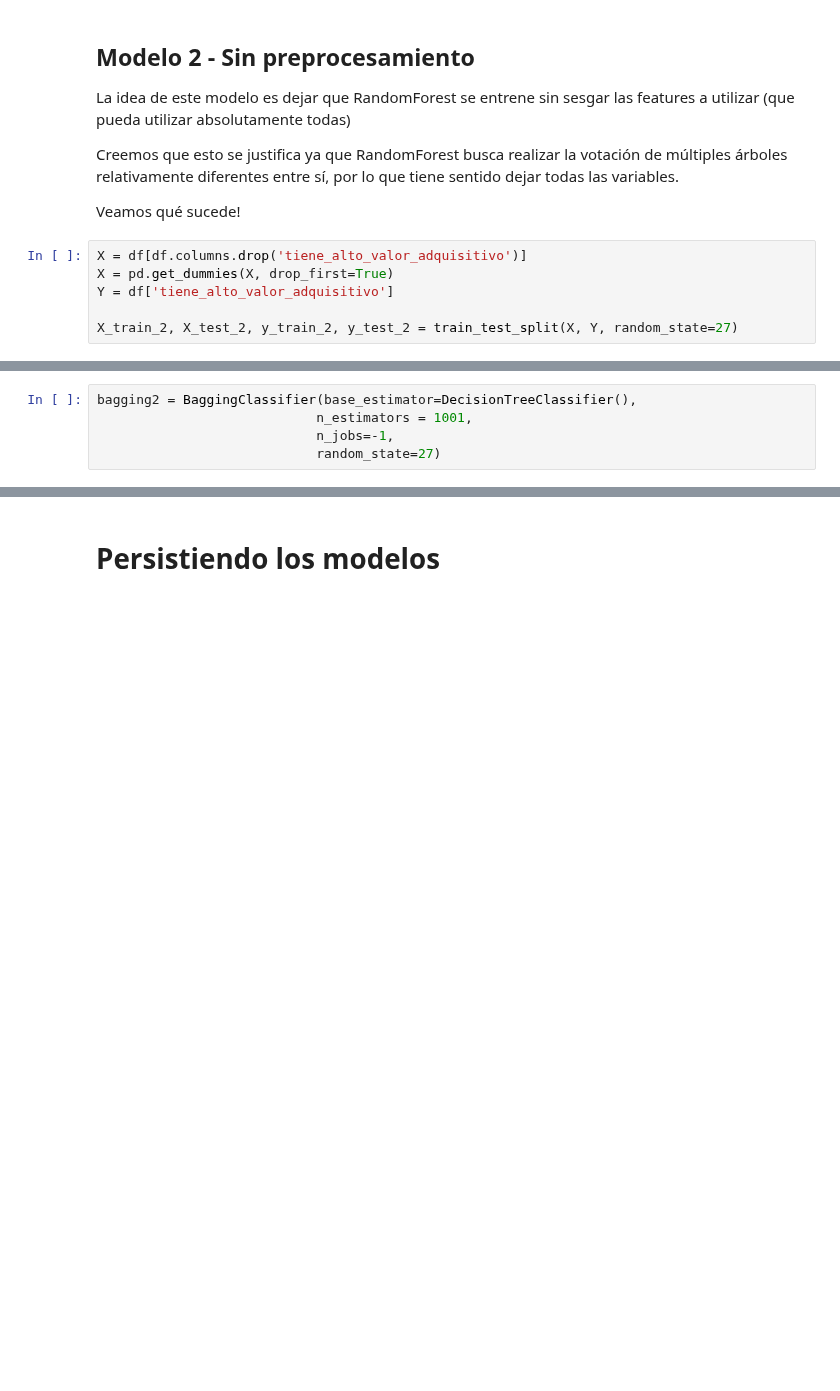
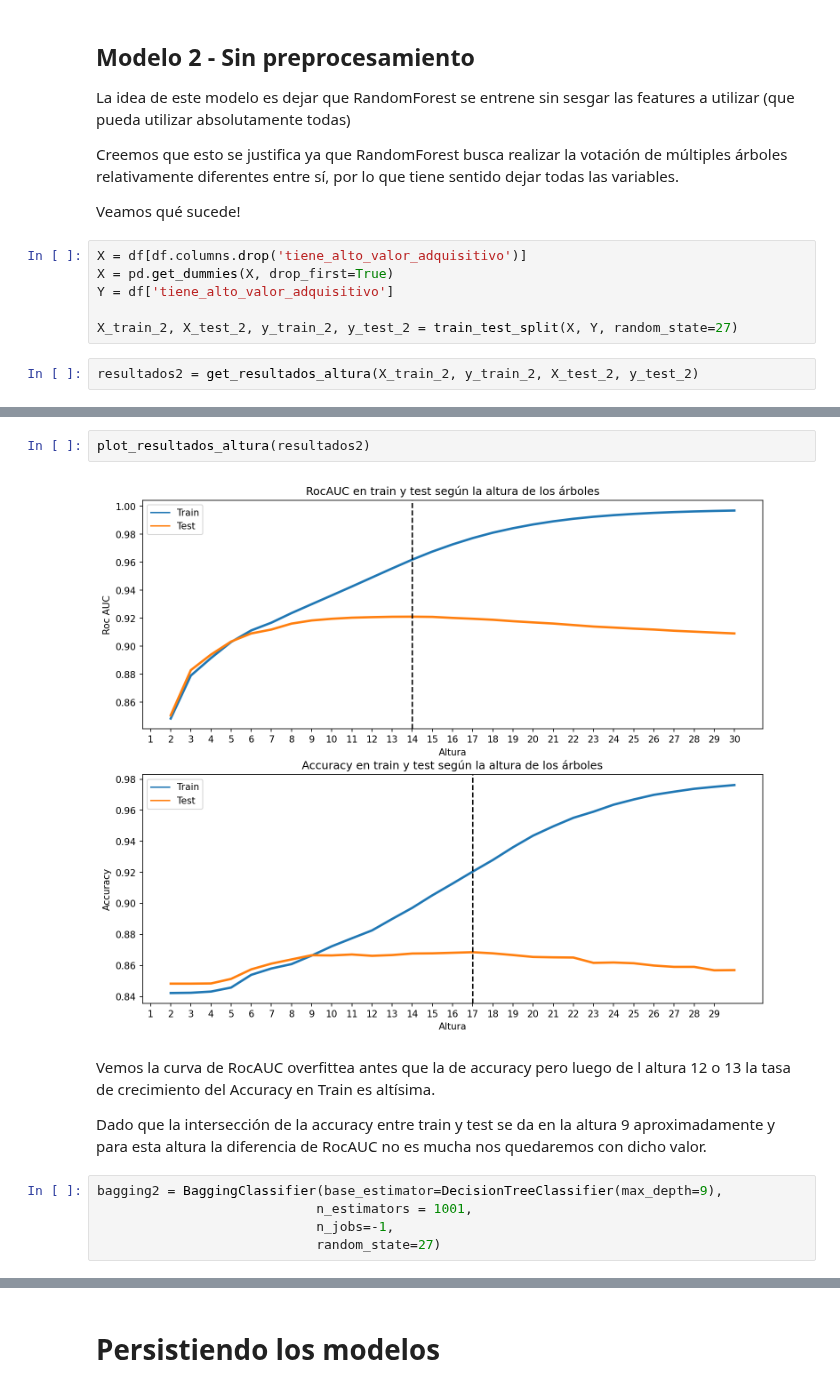
Before and after one commit to ncontinanza/tp-datos-1c2021-de-angelis-riva-continanza, a Jupyter notebook: Parte2/Bagging.ipynb, the cells around one changed output, grey strips where cells are left out. Cells and saved outputs as stored; diff of their text form; blank space fills up the shorter version.

```diff
--- a/Parte2/Bagging.ipynb
+++ b/Parte2/Bagging.ipynb
@@ -106,3 +186,5 @@ X = pd.get_dummies(X, drop_first=True)
 Y = df['tiene_alto_valor_adquisitivo']
 
 X_train_2, X_test_2, y_train_2, y_test_2 = train_test_split(X, Y, random_state=27)
+# %%
+resultados2 = get_resultados_altura(X_train_2, y_train_2, X_test_2, y_test_2)
@@ -109,5 +209,13 @@ X_train_2, X_test_2, y_train_2, y_test_2 = train_test_split(X, Y, random_state=2
+# %%
+plot_resultados_altura(resultados2)
+# %% [output]
+[figure, added]
+# %% [markdown]
+Vemos la curva de RocAUC overfittea antes que la de accuracy pero luego de l altura 12 o 13 la tasa de crecimiento del Accuracy en Train es altísima.
+
+Dado que la intersección de la accuracy entre train y test se da en la altura 9 aproximadamente y para esta altura la diferencia de RocAUC no es mucha nos quedaremos con dicho valor.
 # %%
-bagging2 = BaggingClassifier(base_estimator=DecisionTreeClassifier(),
+bagging2 = BaggingClassifier(base_estimator=DecisionTreeClassifier(max_depth=9),
                             n_estimators = 1001,
                             n_jobs=-1,
                             random_state=27)
```
Also changed, not shown: parts of 22 cells of this notebook, 1 other file.
